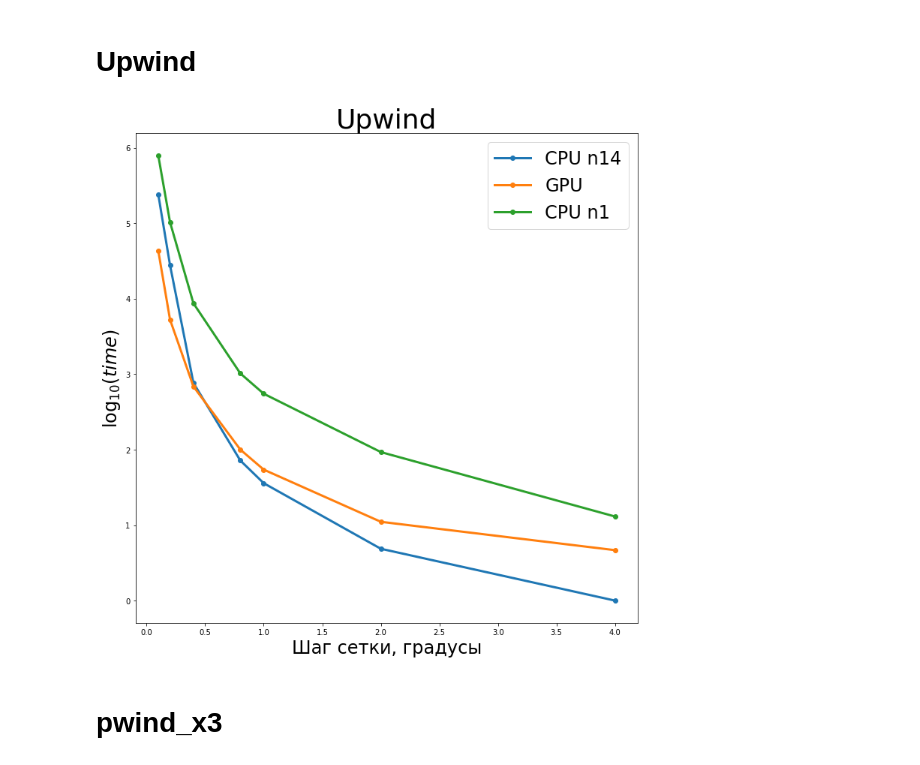
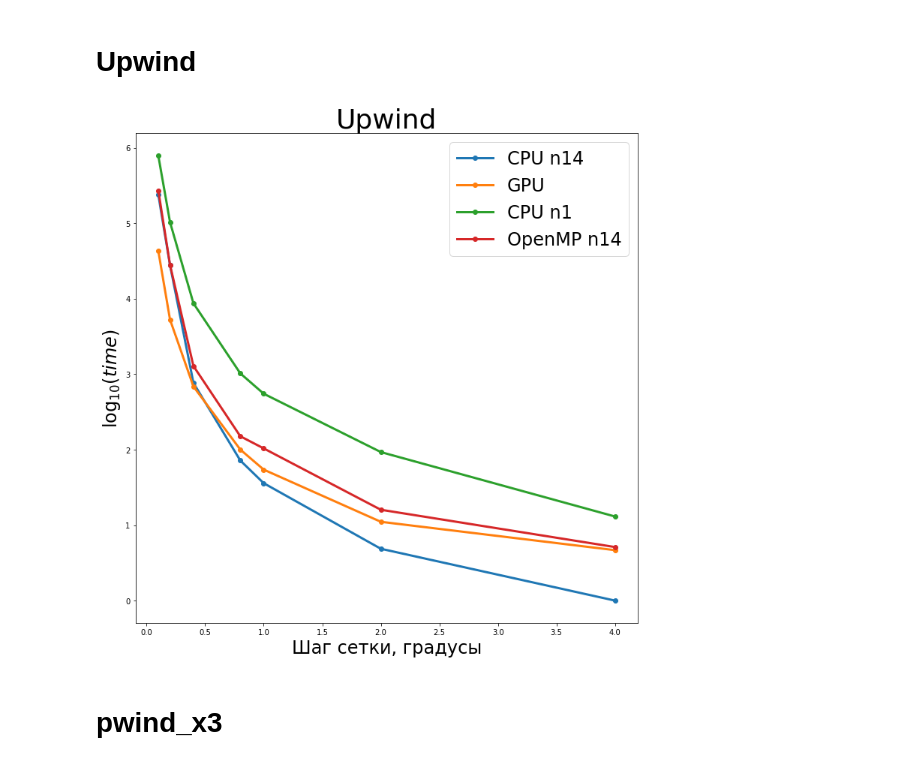
Before and after one commit to Lizzzka007/PythonProgs, a Jupyter notebook: ScaledPerfomance.ipynb, the cells around one changed output. Cells and saved outputs as stored; diff of their text form; code cells hidden in the pictures.

```diff
--- a/ScaledPerfomance.ipynb
+++ b/ScaledPerfomance.ipynb
@@ -52,29 +49,32 @@ plt.title("Div-x2", fontsize=36);
 # %%
 GPU_u =     [0.002702, 0.006420, 0.031538, 0.058142, 0.398017, 3.061037, 24.867944]
 CPU_n1_u  = [0.00754, 0.05387, 0.31929, 0.59412, 5.03436, 59.84058, 455.49874]
 CPU_n14_u = [0.00058, 0.00282, 0.02085, 0.04166, 0.44408, 16.14420, 138.60793]
+OMP_u =     [0.00297, 0.00927, 0.06022, 0.08727, 0.74334, 16.26308, 157.28030]
 AngleStep = [4, 2, 1, 0.8, 0.4, 0.2, 0.1]
 
 # Scale(GPU_u, CPU_n1_u)
 # Scale(CPU_n14_u, CPU_n1_u)
 
 Scale(GPU_u)
 Scale(CPU_n14_u)
 Scale(CPU_n1_u)
+Scale(OMP_u)
 
 offset = abs(min(CPU_n14_u))
 
 fig, ax = plt.subplots(figsize=(12,12))
 plt.xlabel("Шаг сетки, градусы", fontsize=24)
 plt.ylabel("$\log_{10}(time)$", fontsize=24)
 # ax.plot(AngleStep, CPU_n1, marker='o', label="CPU n1")
 ax.plot(AngleStep, [offset + i for i in CPU_n14_u], marker='o', linewidth=3, label="CPU n14")
 ax.plot(AngleStep, [offset + i for i in GPU_u], marker='o', linewidth=3, label="GPU")
 ax.plot(AngleStep, [offset + i for i in CPU_n1_u], marker='o', linewidth=3, label="CPU n1")
+ax.plot(AngleStep, [offset + i for i in OMP_u], marker='o', linewidth=3, label="OpenMP n14")
 ax.legend(fontsize = 24, loc='best')
 plt.title("Upwind", fontsize=36);
 # %% [output]
-[figure, old version]
+[figure, new version]
 # %% [markdown]
 # pwind_x3
 # %%
```
Also changed, not shown: parts of 6 cells of this notebook.
